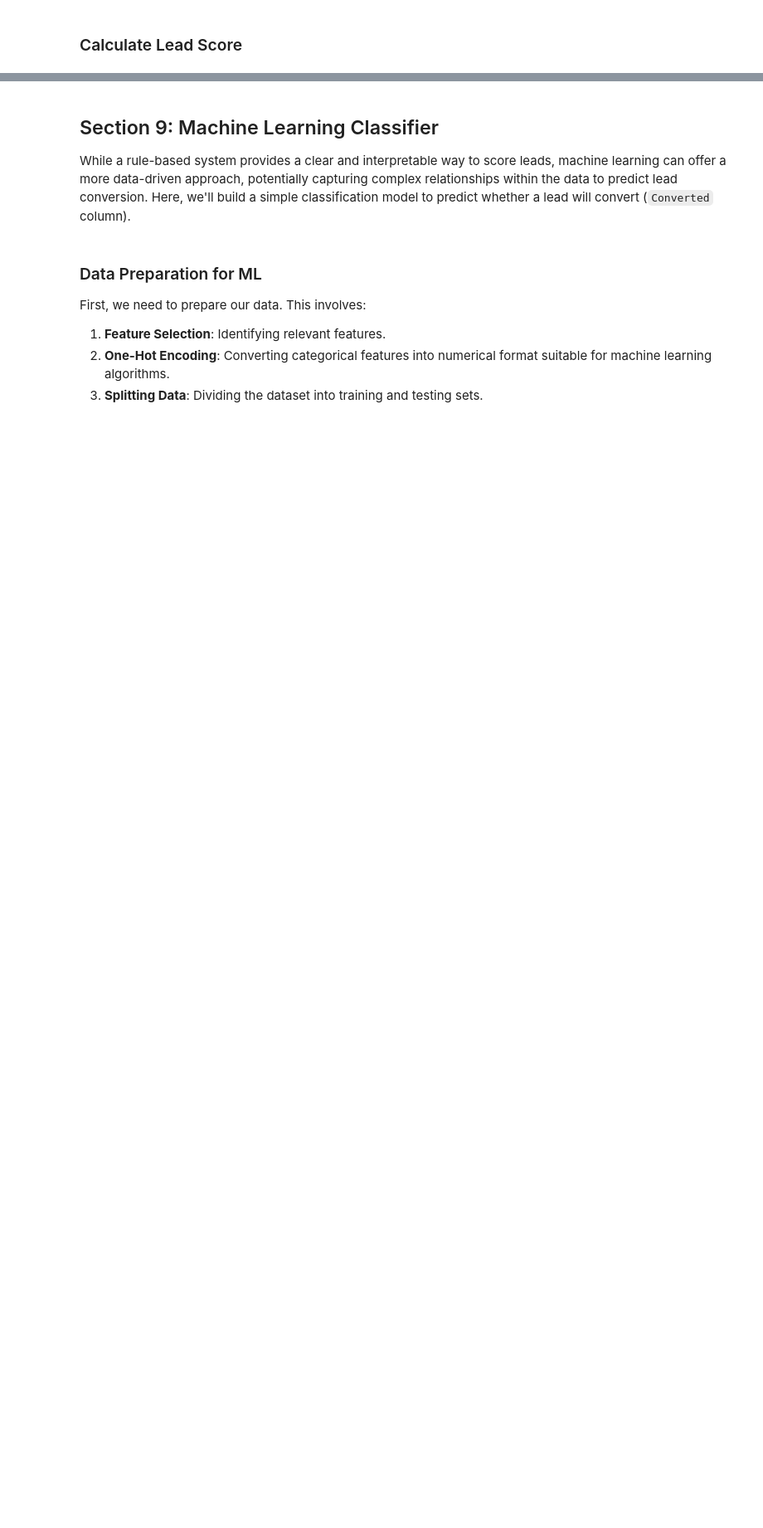
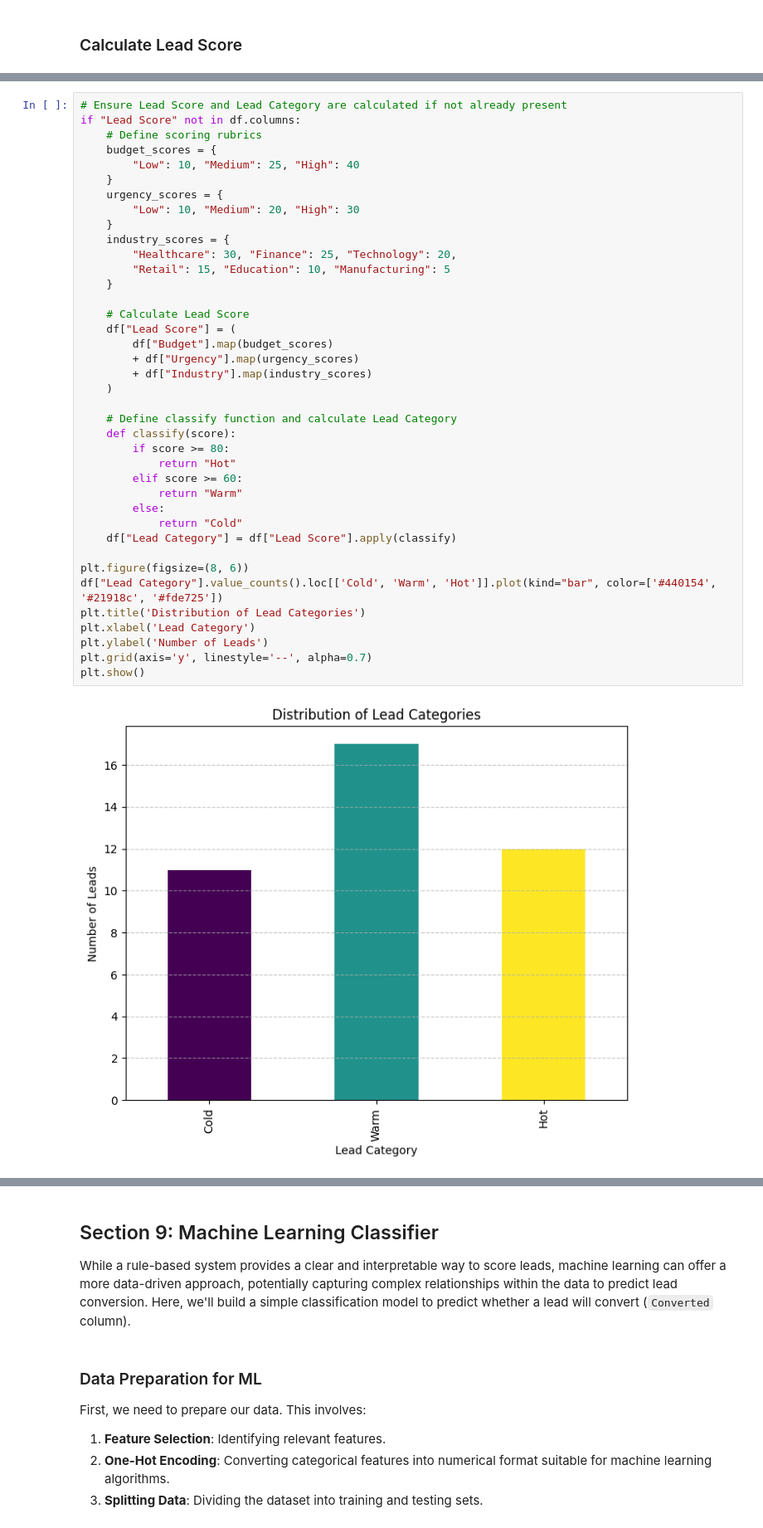
Before and after one commit to abeerahateeq/Lead-Scoring-Model, a Jupyter notebook: Lead_Scoring_Model.ipynb, the cells around one changed output, grey strips where cells are left out. Shown at 83% size. Saved outputs shown, nothing was run; the diff lists cells and outputs as text; blank space fills up the shorter version.

```diff
--- a/Lead_Scoring_Model.ipynb
+++ b/Lead_Scoring_Model.ipynb
@@ -202,0 +202,41 @@ display(df.head())
+# %%
+# Ensure Lead Score and Lead Category are calculated if not already present
+if "Lead Score" not in df.columns:
+    # Define scoring rubrics
+    budget_scores = {
+        "Low": 10, "Medium": 25, "High": 40
+    }
+    urgency_scores = {
+        "Low": 10, "Medium": 20, "High": 30
+    }
+    industry_scores = {
+        "Healthcare": 30, "Finance": 25, "Technology": 20,
+        "Retail": 15, "Education": 10, "Manufacturing": 5
+    }
+
+    # Calculate Lead Score
+    df["Lead Score"] = (
+        df["Budget"].map(budget_scores)
+        + df["Urgency"].map(urgency_scores)
+        + df["Industry"].map(industry_scores)
+    )
+
+    # Define classify function and calculate Lead Category
+    def classify(score):
+        if score >= 80:
+            return "Hot"
+        elif score >= 60:
+            return "Warm"
+        else:
+            return "Cold"
+    df["Lead Category"] = df["Lead Score"].apply(classify)
+
+plt.figure(figsize=(8, 6))
+df["Lead Category"].value_counts().loc[['Cold', 'Warm', 'Hot']].plot(kind="bar", color=['#440154', '#21918c', '#fde725'])
+plt.title('Distribution of Lead Categories')
+plt.xlabel('Lead Category')
+plt.ylabel('Number of Leads')
+plt.grid(axis='y', linestyle='--', alpha=0.7)
+plt.show()
+# %% [output]
+[figure, added]
```
Also changed, not shown: parts of 26 cells of this notebook.
